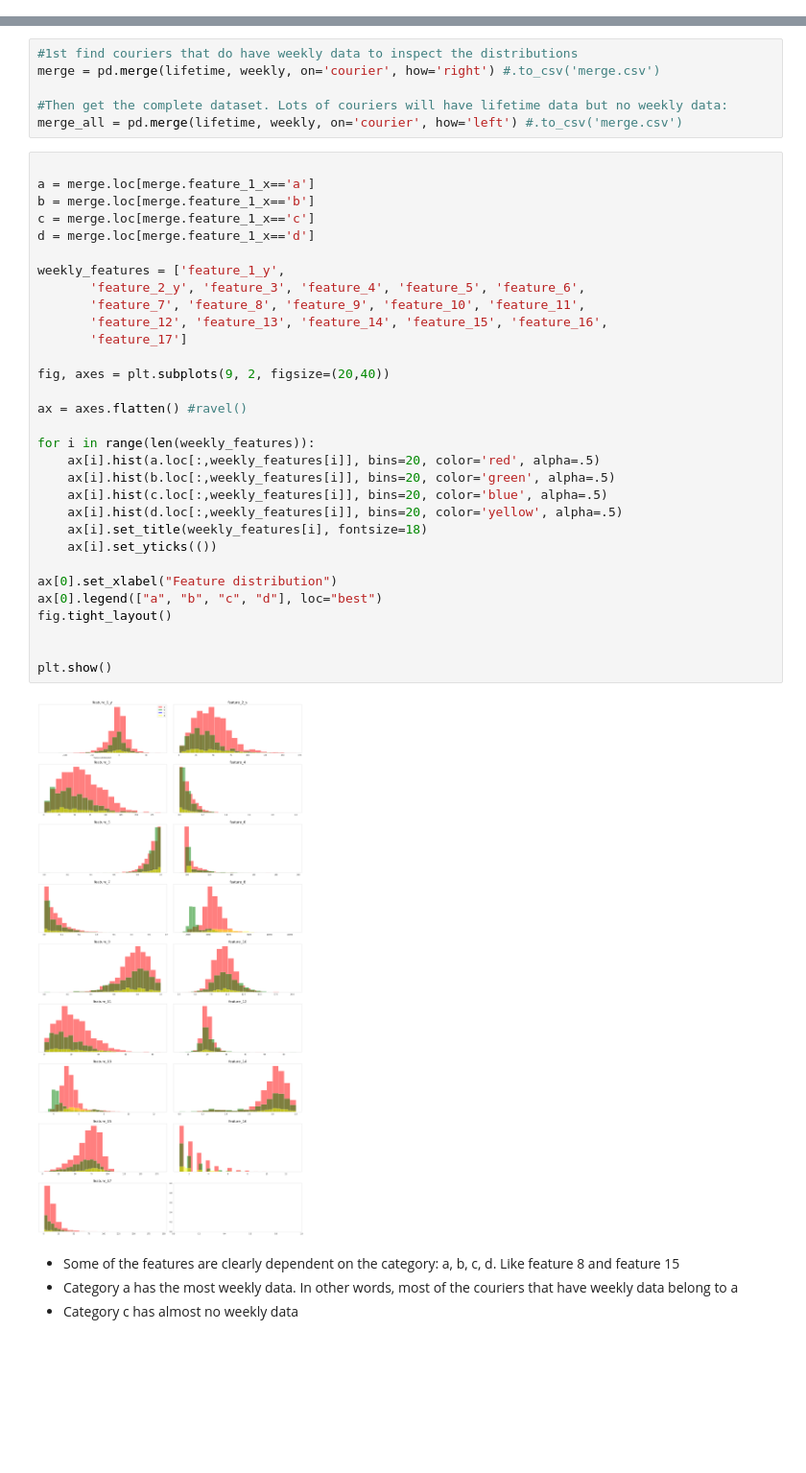
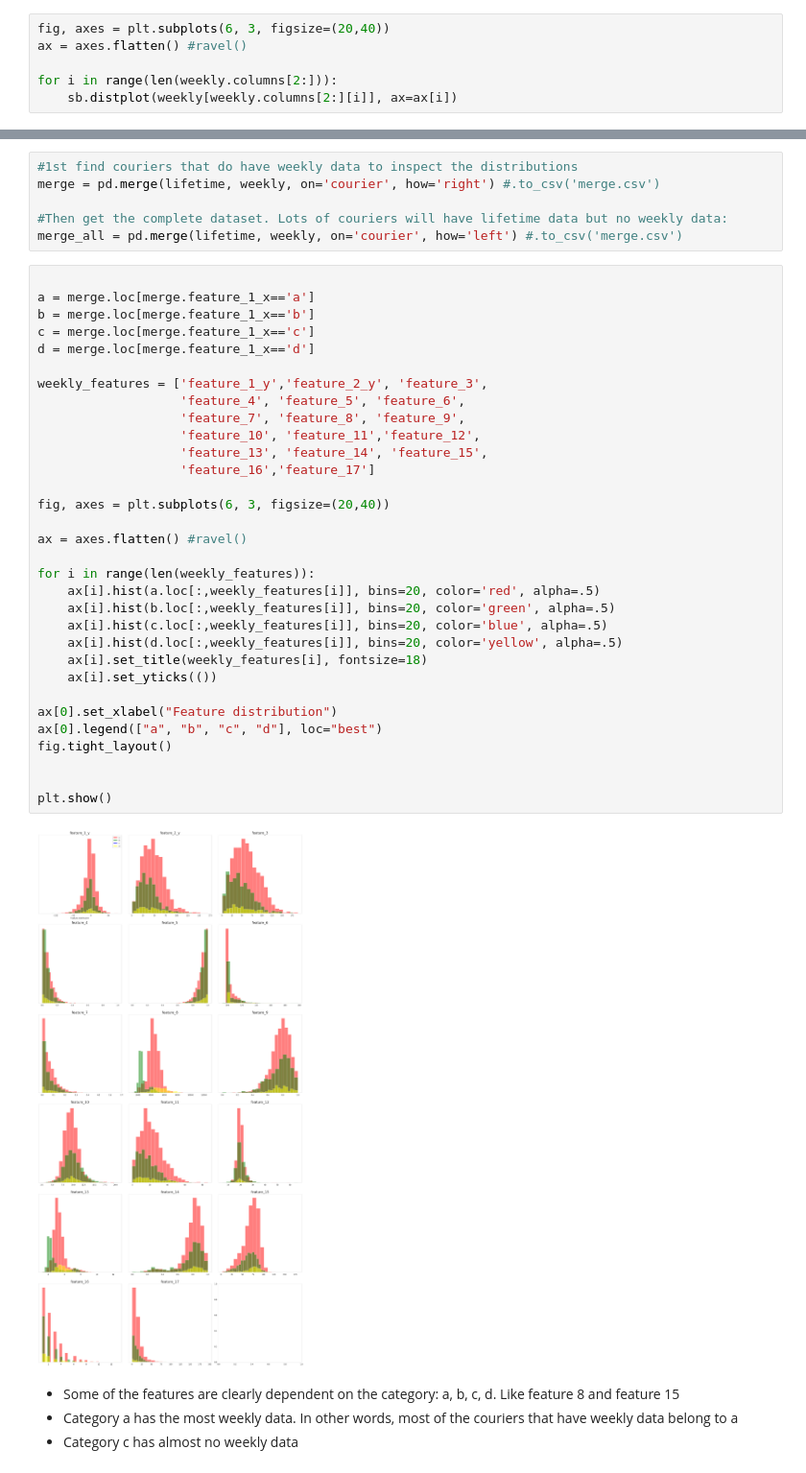
Before and after one commit to vitalv/courier, a Jupyter notebook: courier.ipynb, the cells around one changed output, grey strips where cells are left out. Shown at 96% size. Saved outputs shown, nothing was run; the diff lists cells and outputs as text; blank space fills up the shorter version.

```diff
--- a/courier.ipynb
+++ b/courier.ipynb
@@ -29,0 +28,6 @@ plt.hist(weekly.feature_2)
+# %%
+fig, axes = plt.subplots(6, 3, figsize=(20,40))
+ax = axes.flatten() #ravel()
+
+for i in range(len(weekly.columns[2:])):
+    sb.distplot(weekly[weekly.columns[2:][i]], ax=ax[i])
@@ -40,36 +48,37 @@ merge_all = pd.merge(lifetime, weekly, on='courier', how='left') #.to_csv('merge
 # %%
 
 a = merge.loc[merge.feature_1_x=='a']
 b = merge.loc[merge.feature_1_x=='b']
 c = merge.loc[merge.feature_1_x=='c']
 d = merge.loc[merge.feature_1_x=='d']
 
-weekly_features = ['feature_1_y',
-       'feature_2_y', 'feature_3', 'feature_4', 'feature_5', 'feature_6',
-       'feature_7', 'feature_8', 'feature_9', 'feature_10', 'feature_11',
-       'feature_12', 'feature_13', 'feature_14', 'feature_15', 'feature_16',
-       'feature_17']
+weekly_features = ['feature_1_y','feature_2_y', 'feature_3',
+                   'feature_4', 'feature_5', 'feature_6',
+                   'feature_7', 'feature_8', 'feature_9',
+                   'feature_10', 'feature_11','feature_12',
+                   'feature_13', 'feature_14', 'feature_15',
+                   'feature_16','feature_17']
 
-fig, axes = plt.subplots(9, 2, figsize=(20,40))
+fig, axes = plt.subplots(6, 3, figsize=(20,40))
 
 ax = axes.flatten() #ravel()
 
 for i in range(len(weekly_features)):
     ax[i].hist(a.loc[:,weekly_features[i]], bins=20, color='red', alpha=.5)
     ax[i].hist(b.loc[:,weekly_features[i]], bins=20, color='green', alpha=.5)
     ax[i].hist(c.loc[:,weekly_features[i]], bins=20, color='blue', alpha=.5)
     ax[i].hist(d.loc[:,weekly_features[i]], bins=20, color='yellow', alpha=.5)
     ax[i].set_title(weekly_features[i], fontsize=18)
     ax[i].set_yticks(())
 
 ax[0].set_xlabel("Feature distribution")
 ax[0].legend(["a", "b", "c", "d"], loc="best")
 fig.tight_layout()
 
 
 plt.show()
 # %% [output]
-[figure, old version]
+[figure, new version]
 # %% [markdown]
 * Some of the features are clearly dependent on the category: a, b, c, d. Like feature 8 and feature 15
 * Category a has the most weekly data. In other words, most of the couriers that have weekly data belong to a
```
Also changed, not shown: parts of 18 cells of this notebook, 1 other file.
